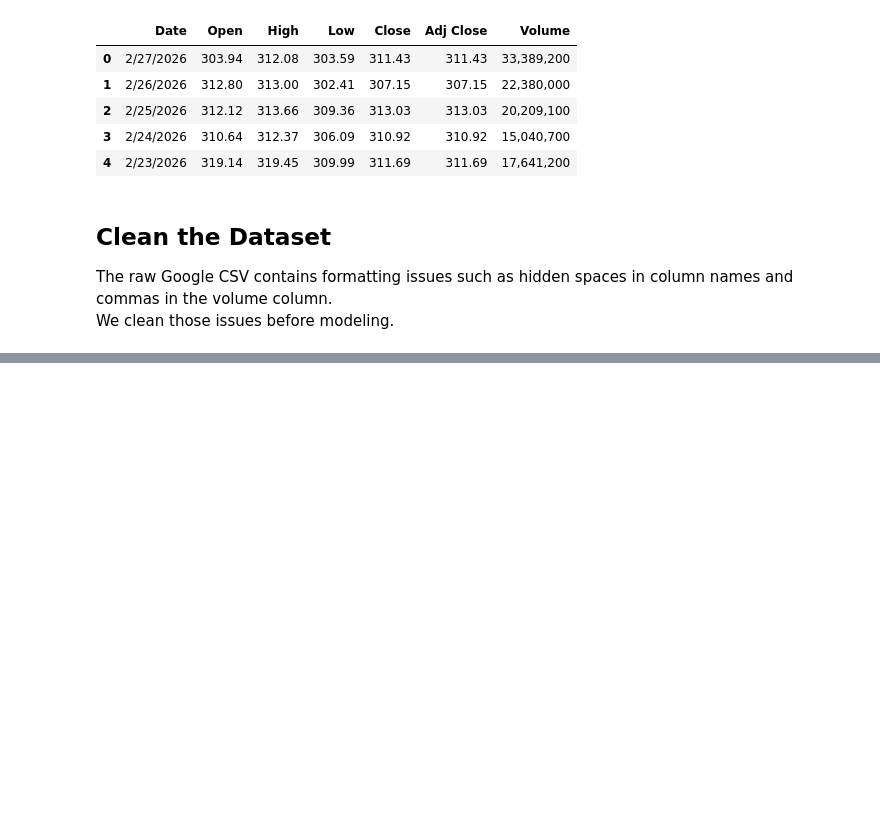
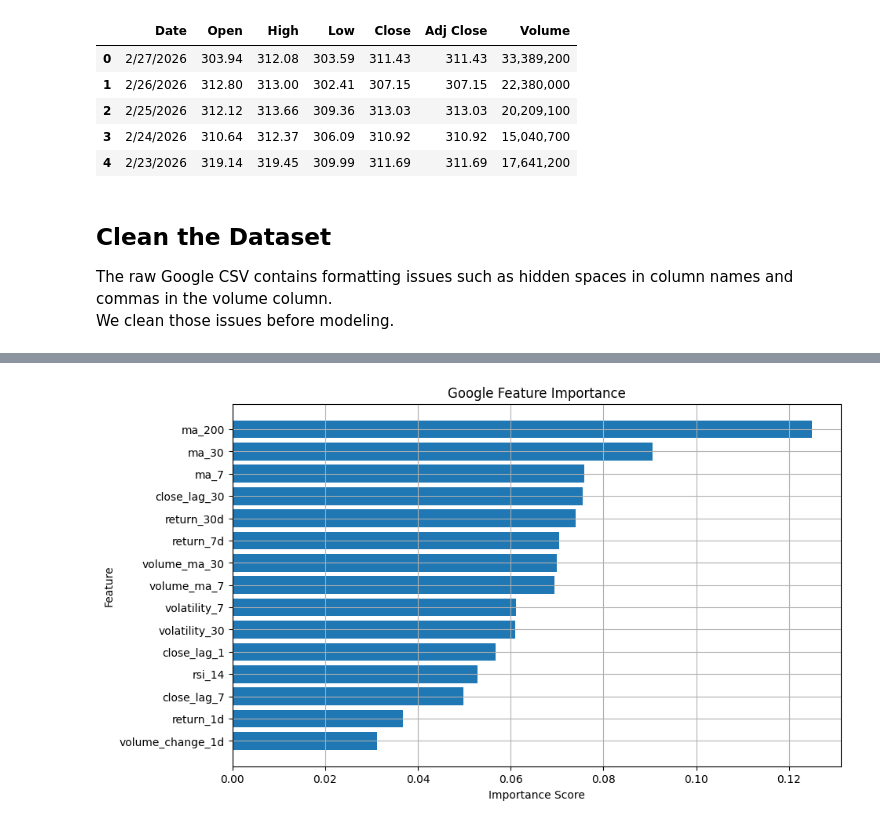
Before and after one commit to SU-IST707-SP26/group-project-algorithm-architects, a Jupyter notebook: work/Models/Xgboost_model.ipynb, the cells around one changed output, grey strips where cells are left out. Cells and saved outputs as stored; diff of their text form; code cells hidden in the pictures; blank space fills up the shorter version.

```diff
--- a/work/Models/Xgboost_model.ipynb
+++ b/work/Models/Xgboost_model.ipynb
@@ -1370,0 +334,23 @@ This makes the Apple analysis directly comparable with the earlier Google sectio
+# %%
+from sklearn import set_config
+from xgboost import XGBRegressor
+
+# Turn off rich display formatting for cleaner notebook output
+set_config(display="text")
+
+# Define the Google XGBoost regressor with chosen hyperparameters
+google_model = XGBRegressor(
+    n_estimators=200,
+    max_depth=4,
+    learning_rate=0.05,
+    subsample=0.8,
+    colsample_bytree=0.8,
+    objective='reg:squarederror',
+    random_state=42,
+    n_jobs=-1
+)
+
+# Train the model on the Google training data
+_ = google_model.fit(google_X_train, google_y_train)
+
+print("Google model trained successfully.")
@@ -1370,0 +532,9 @@ This makes the Apple analysis directly comparable with the earlier Google sectio
+# %%
+# Create a dataframe of feature importance scores
+google_importance_df = pd.DataFrame({
+    'Feature': google_features,
+    'Importance': google_model.feature_importances_
+}).sort_values(by='Importance', ascending=False)
+
+# Display the feature importance table
+google_importance_df
@@ -1370,0 +558,12 @@ This makes the Apple analysis directly comparable with the earlier Google sectio
+# %%
+# Plot feature importance for Google
+plt.figure(figsize=(10, 6))
+plt.barh(google_importance_df['Feature'], google_importance_df['Importance'])
+plt.title('Google Feature Importance')
+plt.xlabel('Importance Score')
+plt.ylabel('Feature')
+plt.gca().invert_yaxis()
+plt.grid(True)
+plt.show()
+# %% [output]
+[figure, added]
```
Also changed, not shown: parts of 261 cells of this notebook.
